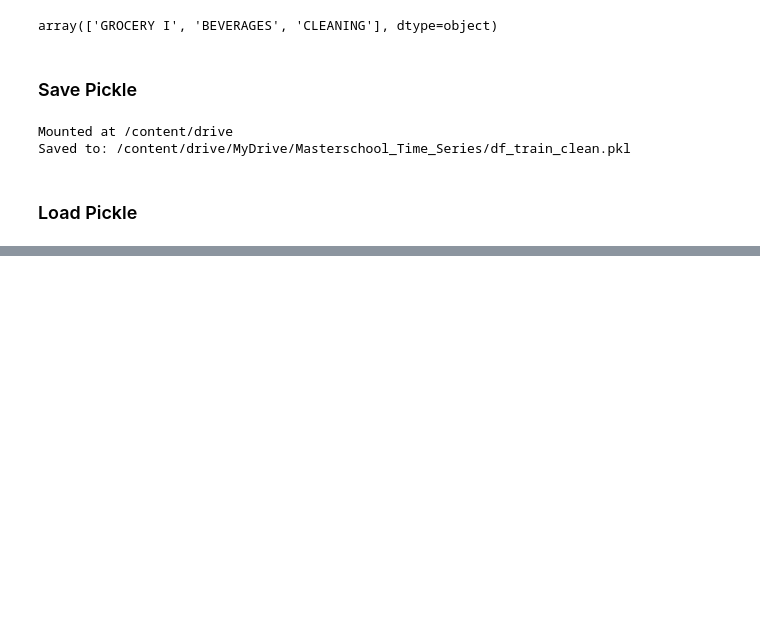
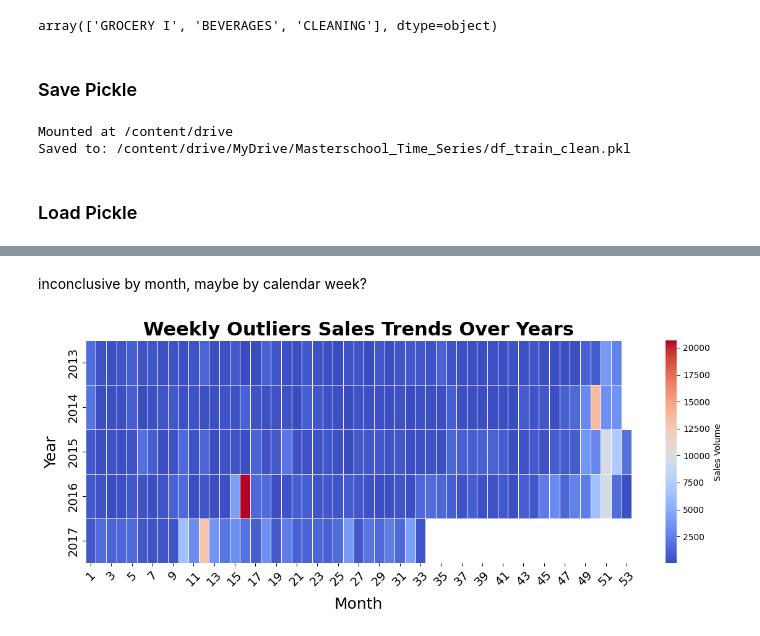
Before and after one commit to JericCantos/TIL, a Jupyter notebook: data_prep.ipynb, the cells around one changed output, grey strips where cells are left out. Saved outputs shown, nothing was run; the diff lists cells and outputs as text; code cells hidden in the pictures; blank space fills up the shorter version.

```diff
--- a/data_prep.ipynb
+++ b/data_prep.ipynb
@@ -191,0 +481,31 @@ print("DataFrame reloaded, ready to go!")
+# %% [markdown]
+inconclusive by month, maybe by calendar week?
+# %%
+# group by week and year, see if there's a trend to when the outliers occur
+outliers_by_week = (
+    outliers_copy.groupby(['year', 'week'])['unit_sales'].sum().unstack()
+)
+
+
+plt.figure(figsize=(12,5))
+sns.heatmap(
+   outliers_by_week,
+   cmap='coolwarm',
+   linewidths=0.5,
+   linecolor='white',
+   cbar_kws={'label': 'Sales Volume'}
+)
+
+# Customizing title and axes labels
+plt.title('Weekly Outliers Sales Trends Over Years', fontsize=22, fontweight='bold')
+plt.xlabel('Month', fontsize=18, labelpad=10)
+plt.ylabel('Year', fontsize=18, labelpad=10)
+# Formatting tick labels
+plt.xticks(fontsize=14, rotation=45)
+plt.yticks(fontsize=14)
+# Adjust layout for better spacing
+plt.tight_layout()
+# Display the heatmap
+plt.show()
+# %% [output]
+[figure, added]
```
Also changed, not shown: parts of 40 cells of this notebook.
